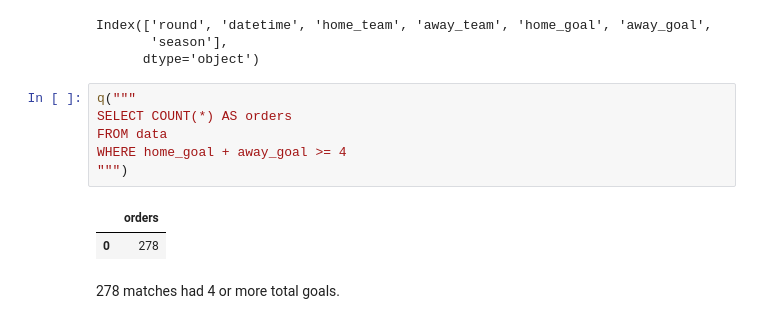
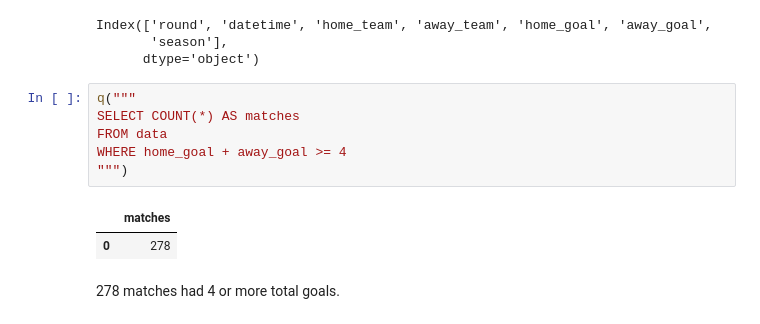
Before and after one commit to ArnavM2008/ba-ai-project, a Jupyter notebook: week2_sql.ipynb, the cells around one changed output. Drawn from its saved outputs; the diff is of its cells as text.

```diff
--- a/week2_sql.ipynb
+++ b/week2_sql.ipynb
@@ -118,12 +118,12 @@ Index(['round', 'datetime', 'home_team', 'away_team', 'home_goal', 'away_goal',
       dtype='object')
 # %%
 q("""
-SELECT COUNT(*) AS orders
+SELECT COUNT(*) AS matches
 FROM data
 WHERE home_goal + away_goal >= 4
 """)
 # %% [output]
-|  | orders |
+|  | matches |
 | 0 | 278 |
 # %% [markdown]
 278 matches had 4 or more total goals.
```
Also changed, not shown: parts of 1 cell of this notebook.
